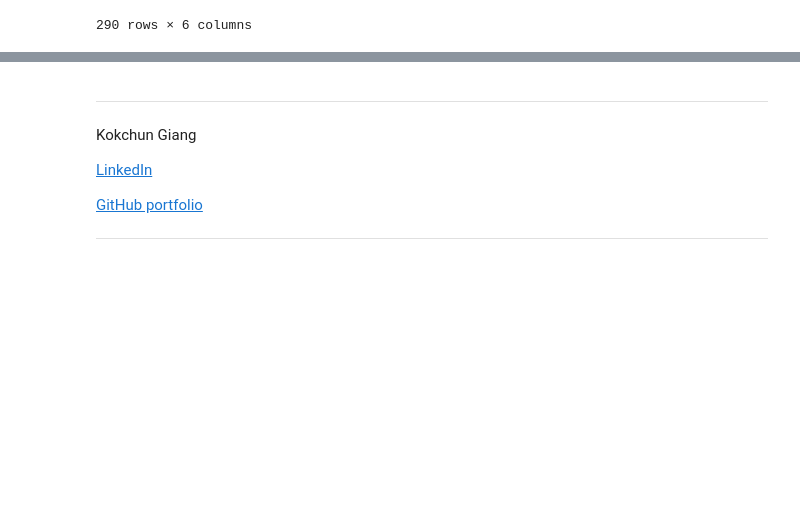
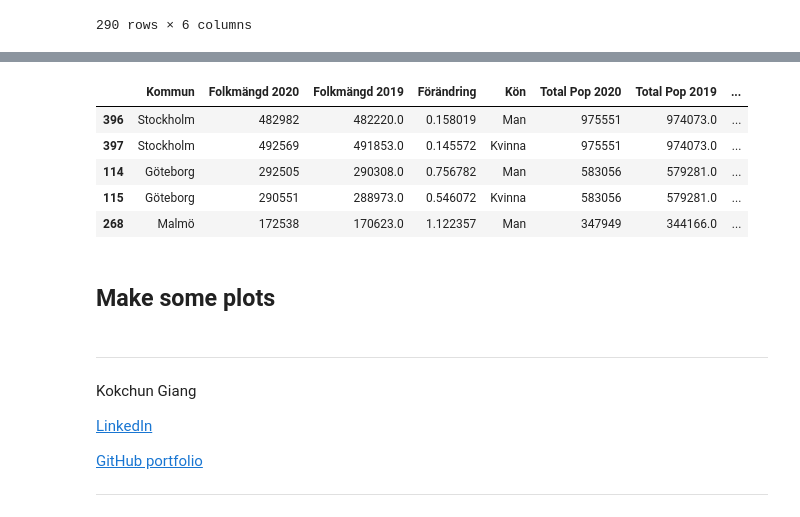
Before and after one commit to smlatic/Databehandling-Edin-Smlatic, a Jupyter notebook: Exercises/E00_pandas_basic_syntax.ipynb, the cells around one changed output, grey strips where cells are left out. Drawn from its saved outputs; the diff is of its cells as text; code cells hidden in the pictures; blank space fills up the shorter version.

```diff
--- a/Exercises/E00_pandas_basic_syntax.ipynb
+++ b/Exercises/E00_pandas_basic_syntax.ipynb
@@ -502,0 +544,15 @@ df_kvinna["Kön"] = "Kvinna"
+# %%
+# merge total men and women datasets
+
+df_merge = pd.merge(both_genders, total_set, how="outer", on=["Kommun"])
+df_merge = df_merge.sort_values(by=["Total Pop 2020", "Kön"], ascending=False)
+df_merge.head()
+# %% [output]
+|  | Kommun | Folkmängd 2020 | Folkmängd 2019 | Förändring | Kön | Total Pop 2020 | Total Pop 2019 | ... |
+| 396 | Stockholm | 482982 | 482220.0 | 0.158019 | Man | 975551 | 974073.0 | ... |
+| 397 | Stockholm | 492569 | 491853.0 | 0.145572 | Kvinna | 975551 | 974073.0 | ... |
+| 114 | Göteborg | 292505 | 290308.0 | 0.756782 | Man | 583056 | 579281.0 | ... |
+| 115 | Göteborg | 290551 | 288973.0 | 0.546072 | Kvinna | 583056 | 579281.0 | ... |
+| 268 | Malmö | 172538 | 170623.0 | 1.122357 | Man | 347949 | 344166.0 | ... |
+# %% [markdown]
+## Make some plots
```
Also changed, not shown: parts of 4 cells of this notebook, 4 other files.
